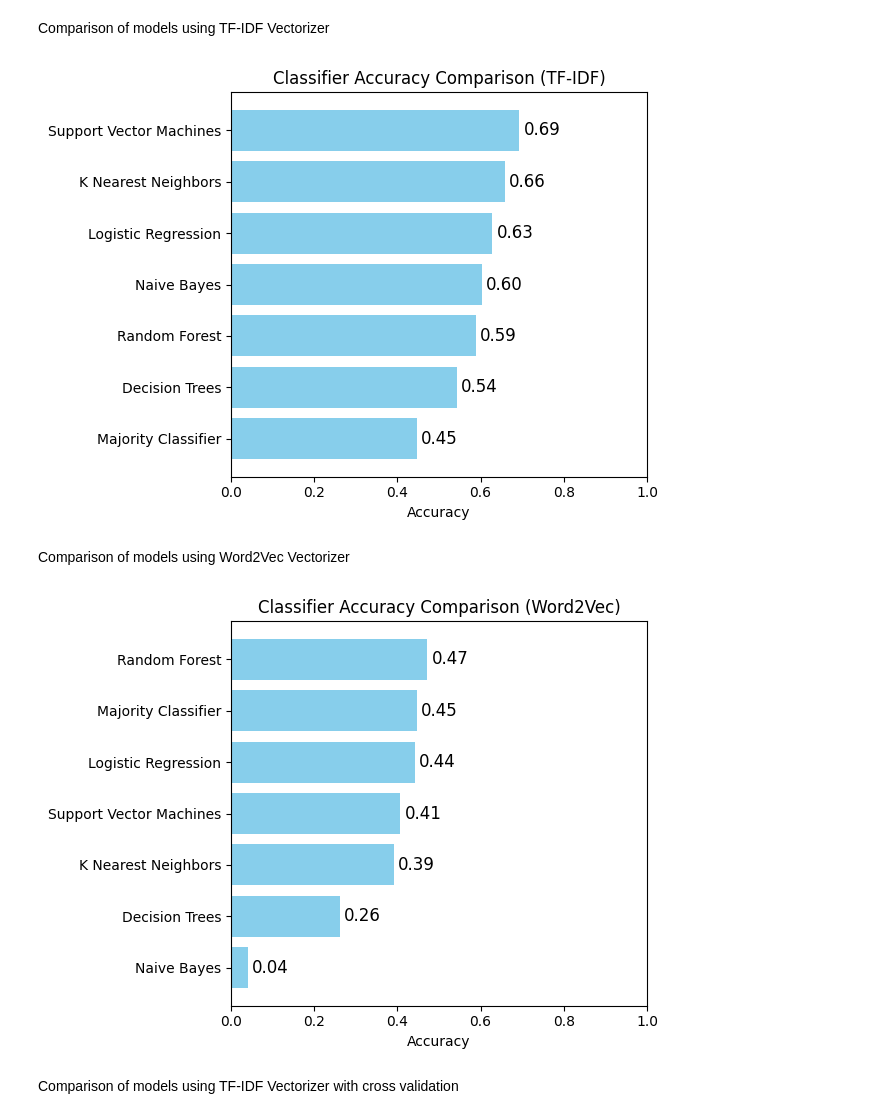
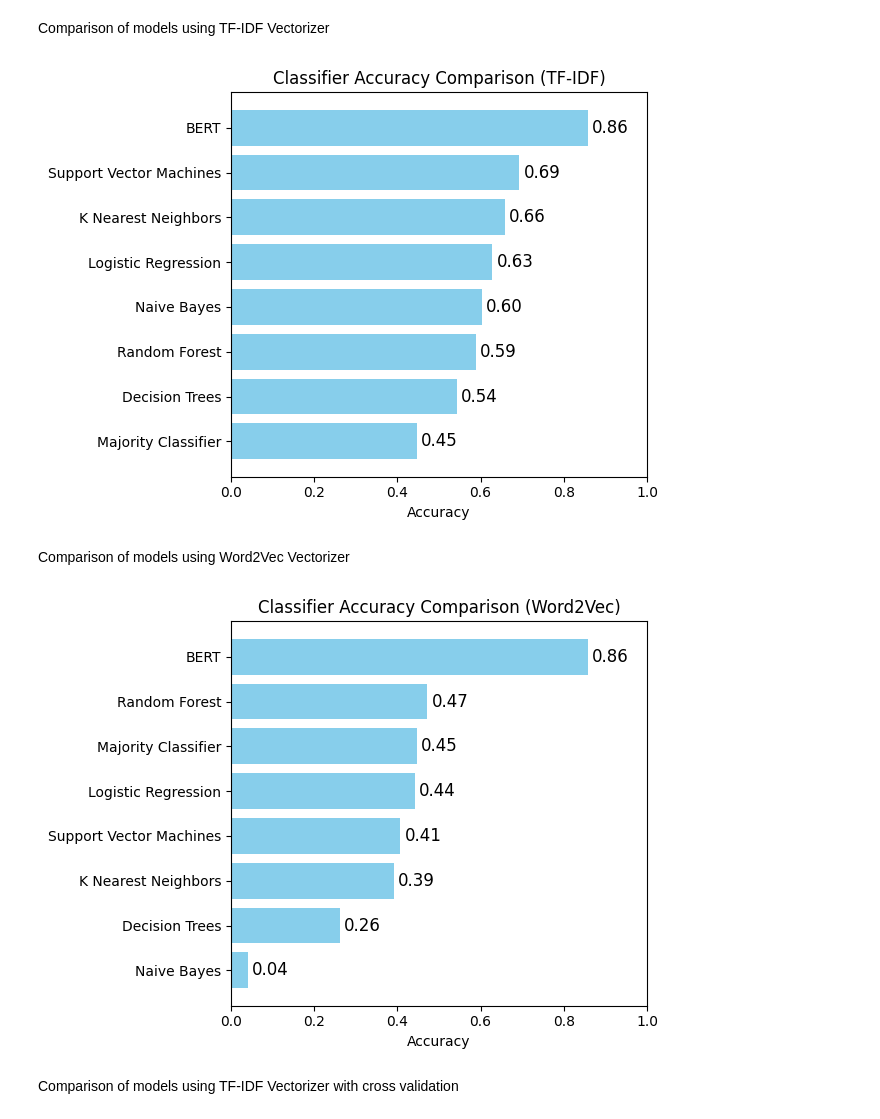
Before and after one commit to jakaVO/IS_Assignment_2, a Jupyter notebook: models.ipynb, the cells around one changed output. Saved outputs shown, nothing was run; the diff lists cells and outputs as text; code cells hidden in the pictures.

```diff
--- a/models.ipynb
+++ b/models.ipynb
@@ -15,6 +15,8 @@ from gensim.models import Word2Vec
 # %% [markdown]
 # Import data
 # %%
+bert_accuracy = 0.8586 # This is the accuracy of BERT model at 1000 data inputs
+
 # Specify the path to your JSON file
 json_file_path = 'News_Category_Dataset_IS_course.json'
 
@@ -1323,34 +1325,34 @@ Comparison of models using TF-IDF Vectorizer
 # %%
 # Create a plot for the results
 results = [logistic_regression_accuracy, random_forest_accuracy, knn_accuracy,
-            svm_accuracy, naive_bayes_accuracy, decision_tree_accuracy, majority_classifier_accuracy]
+            svm_accuracy, naive_bayes_accuracy, decision_tree_accuracy, majority_classifier_accuracy, bert_accuracy]
 classifiers = ['Logistic Regression', 'Random Forest', 'K Nearest Neighbors',
-            'Support Vector Machines', 'Naive Bayes', 'Decision Trees', 'Majority Classifier']
+            'Support Vector Machines', 'Naive Bayes', 'Decision Trees', 'Majority Classifier', 'BERT']
 
 # Sort results and classifiers in ascending order of accuracy
 sorted_results, sorted_classifiers = zip(*sorted(zip(results, classifiers)))
 
 # Create a bar plot
 plt.barh(sorted_classifiers, sorted_results, color='skyblue')
 plt.xlabel('Accuracy')
 plt.title('Classifier Accuracy Comparison (TF-IDF)')
 plt.xlim(0, 1.0)  # Set the x-axis limits from 0 to 1 for accuracy values
 
 # Annotate the bars with accuracy values
 for i, result in enumerate(sorted_results):
     plt.text(result + 0.01, i, f'{result:.2f}', va='center', fontsize=12)
 
 plt.tight_layout()
 plt.show()
 # %% [output]
-[figure, old version]
+[figure, new version]
 # %% [markdown]
 Comparison of models using Word2Vec Vectorizer
 # %%
 # Create a plot for the results with Word2Vec vectorizer
-results_word2vec = [logistic_regression_accuracy_word2vec, random_forest_accuracy_word2vec, knn_accuracy_word2vec,
+results_word2vec = [logistic_regression_accuracy_word2vec, random_forest_accuracy_word2vec, knn_accuracy_word2vec, bert_accuracy,
                     svm_accuracy_word2vec, naive_bayes_accuracy_word2vec, decision_tree_accuracy_word2vec, majority_classifier_accuracy_word2vec]
-classifiers = ['Logistic Regression', 'Random Forest', 'K Nearest Neighbors',
+classifiers = ['Logistic Regression', 'Random Forest', 'K Nearest Neighbors', 'BERT',
             'Support Vector Machines', 'Naive Bayes', 'Decision Trees', 'Majority Classifier']
 
 # Sort results and classifiers in ascending order of accuracy
@@ -1369,7 +1371,7 @@ for i, result in enumerate(sorted_results_word2vec):
 plt.tight_layout()
 plt.show()
 # %% [output]
-[figure, old version]
+[figure, new version]
 # %% [markdown]
 Comparison of models using TF-IDF Vectorizer with cross validation
 # %%
```
Also changed, not shown: parts of 4 cells of this notebook.
